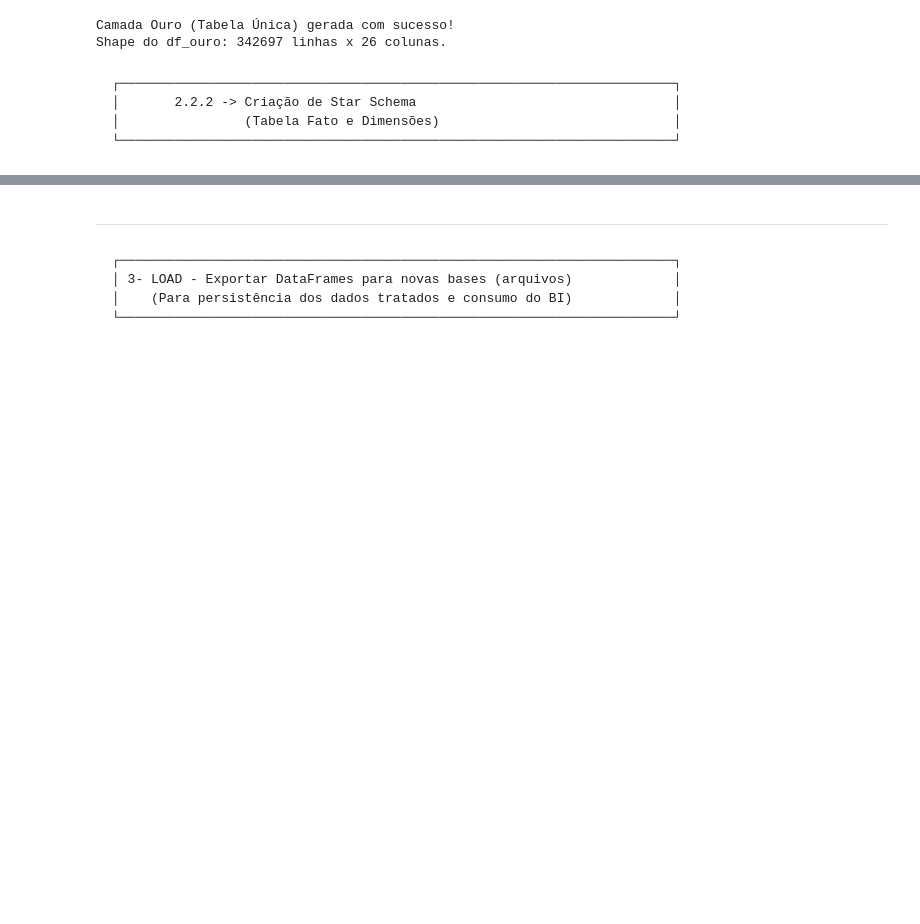
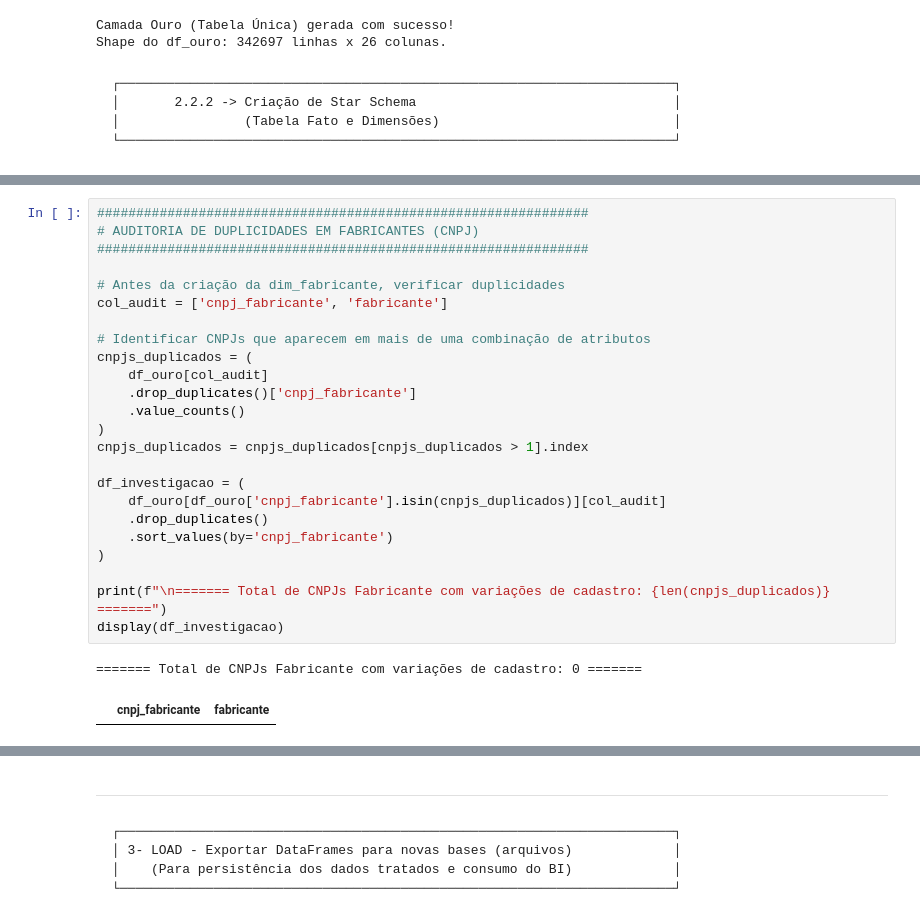
Before and after one commit to lf-vampre/sctec-datascience-mini-projeto-2, a Jupyter notebook: projeto_bps.ipynb, the cells around one changed output, grey strips where cells are left out. Cells and saved outputs as stored; diff of their text form; blank space fills up the shorter version.

```diff
--- a/projeto_bps.ipynb
+++ b/projeto_bps.ipynb
@@ -658,3 +736,30 @@ Shape do df_ouro: 342697 linhas x 26 colunas.
+# %%
+###############################################################
+# AUDITORIA DE DUPLICIDADES EM FABRICANTES (CNPJ)
+###############################################################
+
+# Antes da criação da dim_fabricante, verificar duplicidades
+col_audit = ['cnpj_fabricante', 'fabricante']
+
+# Identificar CNPJs que aparecem em mais de uma combinação de atributos
+cnpjs_duplicados = (
+    df_ouro[col_audit]
+    .drop_duplicates()['cnpj_fabricante']
+    .value_counts()
+)
+cnpjs_duplicados = cnpjs_duplicados[cnpjs_duplicados > 1].index
+
+df_investigacao = (
+    df_ouro[df_ouro['cnpj_fabricante'].isin(cnpjs_duplicados)][col_audit]
+    .drop_duplicates()
+    .sort_values(by='cnpj_fabricante')
+)
+
+print(f"\n======= Total de CNPJs Fabricante com variações de cadastro: {len(cnpjs_duplicados)} =======")
+display(df_investigacao)
+# %% [output]
+======= Total de CNPJs Fabricante com variações de cadastro: 0 =======
+|  | cnpj_fabricante | fabricante |
 # %%
 ##################################################################################
 # CAMADA OURO - ABORDAGEM 2: STAR SCHEMA (FATO + DIMENSÕES)
```
Also changed, not shown: parts of 11 cells of this notebook, 34 other files.
